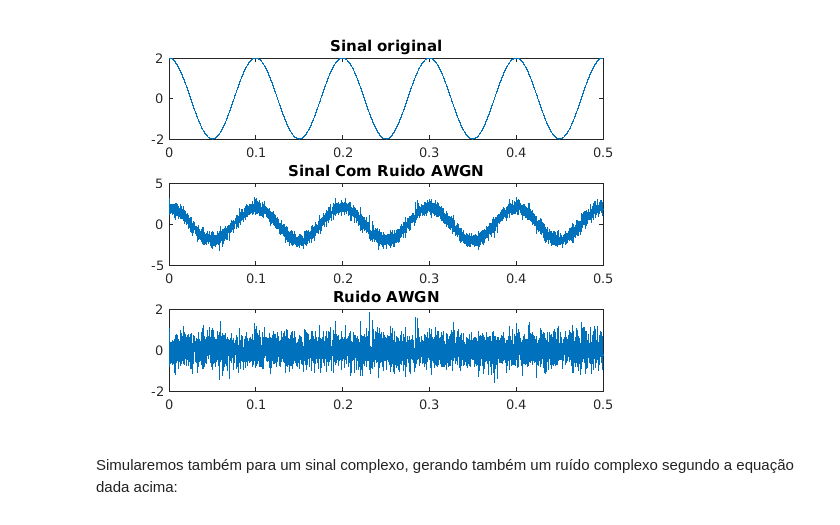
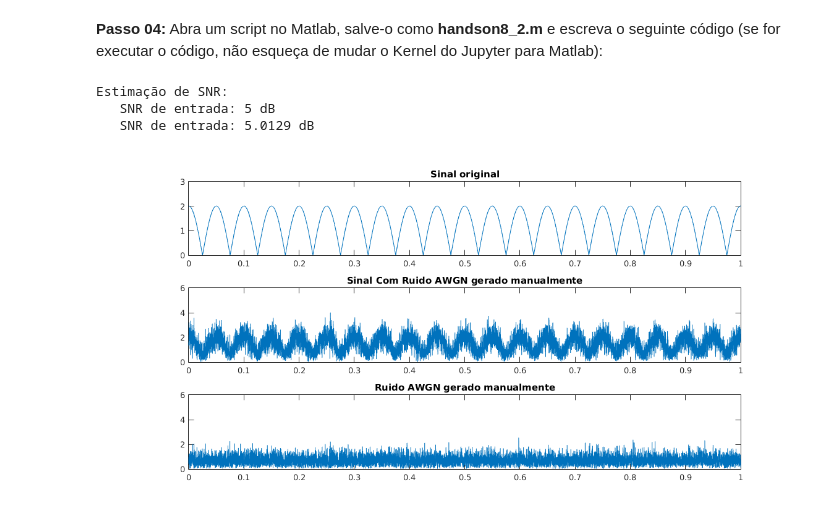
Before and after one commit to josemcast/DCO2004_LabPSC, a Jupyter notebook: h08.ipynb, the cells around one changed output. Drawn from its saved outputs; the diff is of its cells as text; code cells hidden in the pictures.

```diff
--- a/h08.ipynb
+++ b/h08.ipynb
@@ -34,31 +288,53 @@ O script abaixo mostra uma implementação de ruido para um sinal qualquer $x(t)
+# %% [markdown]
+**Passo 04:** Abra um script no Matlab, salve-o como **handson8_2.m** e escreva o seguinte código (se for executar o código, não esqueça de mudar o Kernel do Jupyter para Matlab):
 # %%
-% AWGN_Real.m
+%% AWGN complexo
 clc;clear all;close all;
-%% Parâmetros
-SNR_dB= 10;                                         % Determina o valor da SNR em dB
-t=0:0.0001:0.5;                                     % Eixo do tempo
-x=2*cos(2*pi*10*t);                                 % Sinal qualquer x(t)
-
-%% Montagem do vetor Ruído Real
-L=length(x);                                        % Calcula o comprimento de x
-Es= sum(abs(x).^2)/L;                               % Calcula a potência do sinal
-SNR= 10^(SNR_dB/10);                                % Calcula a SNR linear
-D=Es/SNR;                                           % Calcula a densidade espectral do ruído
-noiseSigma = sqrt(D);                               % Derivação padrao para ruído AWGN real
-n = noiseSigma* randn(1,L);                         % Ruido real calculado
-y =x+n;                                             % Sinal Ruidoso
-
-%% Plotting
-subplot(3,1,1)
-plot(t,x);
+% Parâmetros
+SNR_dB = 5;                               % Determina o valor da SNR em dB
+t = 0:0.0001:5;                            % Eixo do tempo
+x=2*cos(2*pi*10*t)+i*0.2*cos(2*pi*10*t);   % Sinal qualquer x(t)
+%
+% Geração manual das amostras de ruído
+N = length(x);                               % Calcula o comprimento de x
+Ps = sum(abs(x).^2)/N;                       % Calcula a potência do sinal
+SNR = 10^(SNR_dB/10);                        % Calcula a SNR linear
+Pn = Ps/SNR;                                 % Calcula a potência do ruído
+noiseSigma = sqrt(Pn/2);                     % Desvio padrão do ruído normalizado
+n = noiseSigma*[randn(1,N)+j* randn(1,N)];   % Vetor do ruído
+y = x + n;                                   % Sinal ruidoso na recepção
+%
+% Estimação da SNR pelas amostras do sinal recebido
+pTx = sum(abs(x.^2))/N;                      % Potência do sinal x(t)
+pNe = sum(abs(n.^2))/N;                      % Potência estimada do ruído
+SNR1 = pTx/pNe;                              % Estimação da SNR linear
+SNR1= 10*log10(SNR1);                        % SNR em dB
+%
+% Mostrar informações
+disp('Estimação de SNR: ')
+disp(['   SNR de entrada: ' num2str(SNR_dB) ' dB']);
+disp(['   SNR de entrada: ' num2str(SNR1) ' dB']);
+%
+% Gráficos
+fig=figure;
+subplot(3,1,1);
+plot(t,abs(x));
 title('Sinal original')
-subplot(3,1,2)
-plot(t,y);
-title('Sinal Com Ruido AWGN')
-subplot(3,1,3)
-plot(t,n);
-title('Ruido AWGN')
+axis([0 1 0 3]);
+%
+subplot(3,1,2);
+plot(t,abs(y));
+title('Sinal Com Ruido AWGN gerado manualmente');
+axis([0 1 0 6]);
+%
+subplot(3,1,3);
+plot(t,abs(n));
+title('Ruido AWGN gerado manualmente');
+axis([0 1 0 6]);
+fig.PaperUnits = 'inches';
+fig.PaperPosition = [0 0 12 6];
 # %% [output]
+Estimação de SNR:
+   SNR de entrada: 5 dB
+   SNR de entrada: 5.0129 dB
-[figure, old version]
+[figure, new version]
-# %% [markdown]
-Simularemos também para um sinal complexo, gerando também um ruído complexo segundo a equação dada acima:
```
Also changed, not shown: parts of 19 cells of this notebook, 9 other files.
